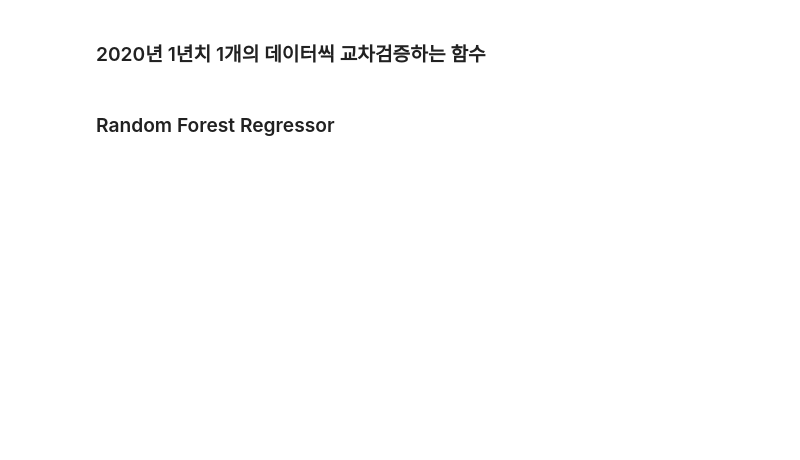
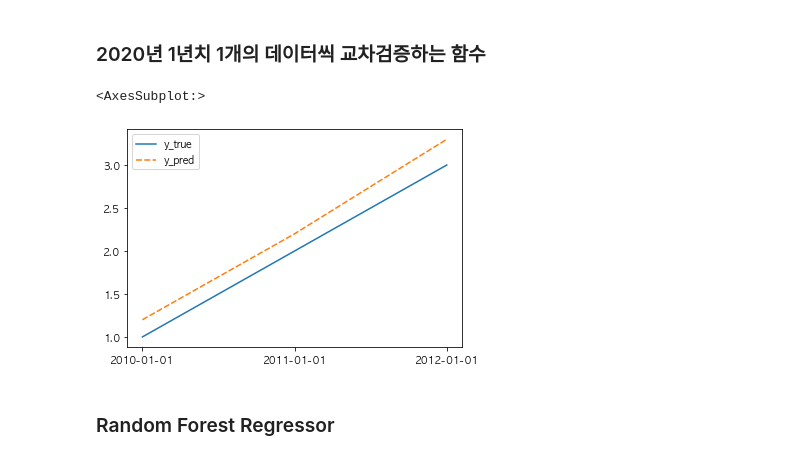
Before and after one commit to young-hun-jo/WoochuriService, a Jupyter notebook: jupyter/model/modeling.ipynb, the cells around one changed output. Cells and saved outputs as stored; diff of their text form; code cells hidden in the pictures; blank space fills up the shorter version.

```diff
--- a/jupyter/model/modeling.ipynb
+++ b/jupyter/model/modeling.ipynb
@@ -1523,6 +1616,17 @@ def evaluate_cv_predict(dataset, regressor):
     plt.show()
 
     return TEST_DF, TRAIN_MAE
+# %%
+index = ['2010-01-01', '2011-01-01', '2012-01-01']
+
+test_df = pd.DataFrame({'y_true': [1,2,3],
+                       'y_pred': [1.2, 2.2, 3.3]})
+test_df.index = index
+
+sns.lineplot(data=test_df)
+# %% [output]
+<AxesSubplot:>
+[figure, added]
 # %% [markdown]
 ### Random Forest Regressor
 # %%
```
Also changed, not shown: parts of 9 cells of this notebook, 1 other file.
